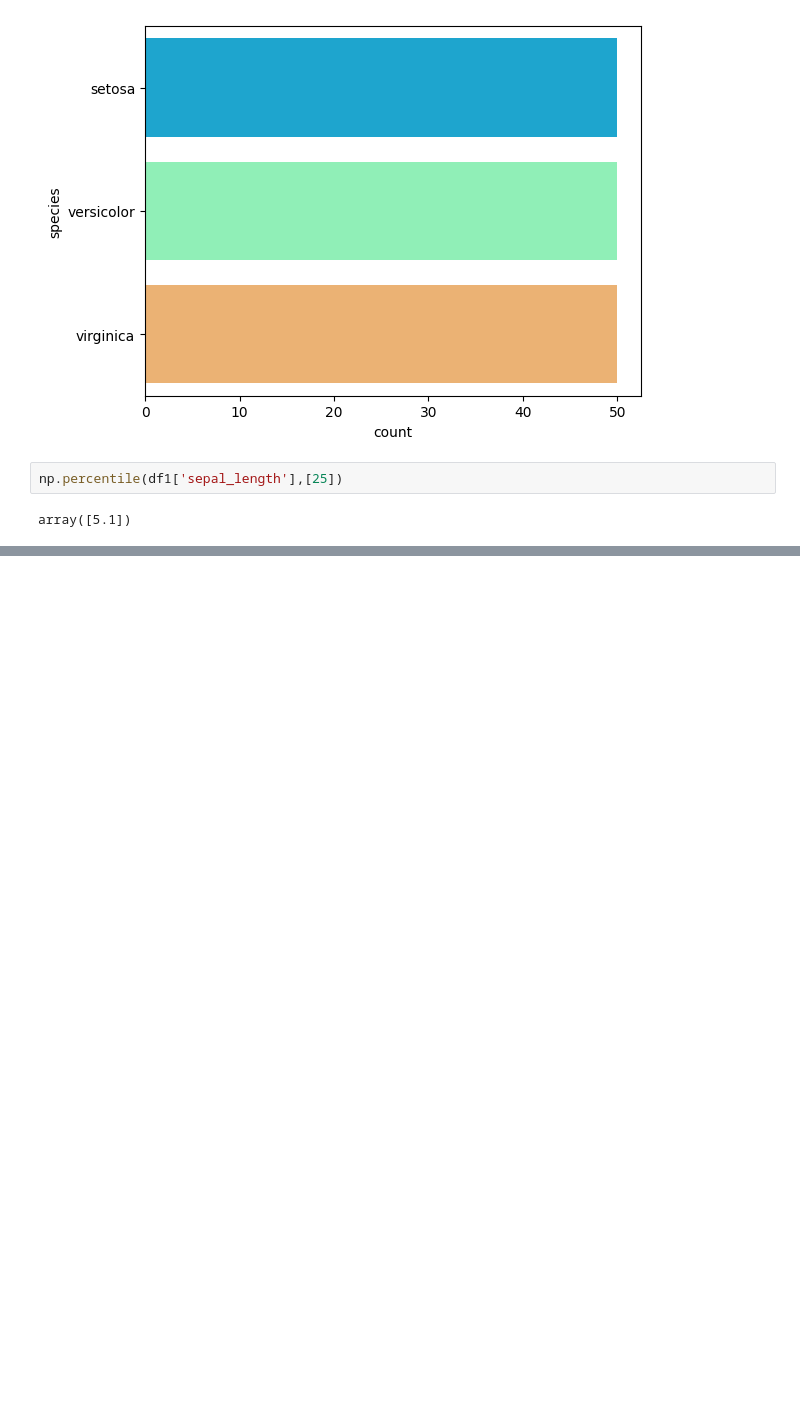
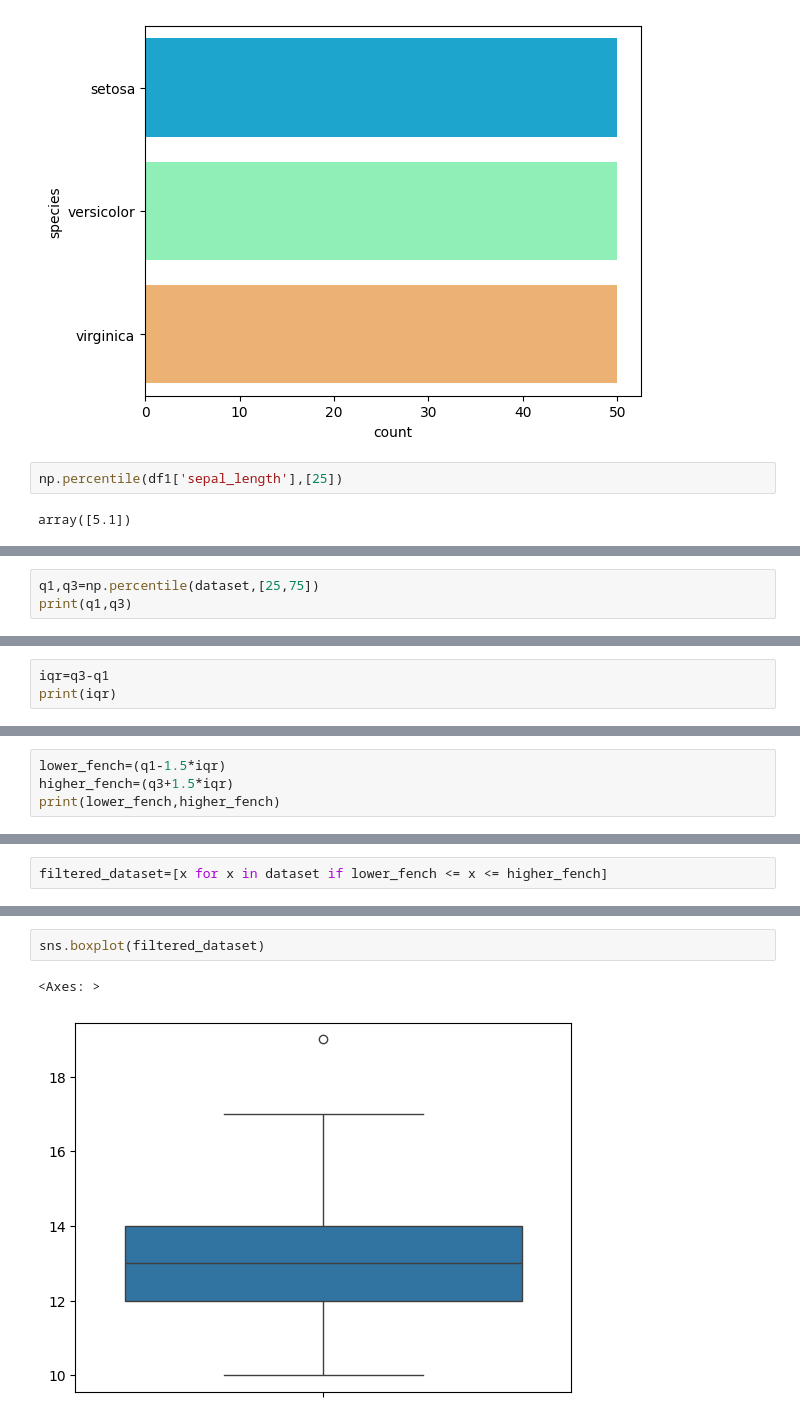
Before and after one commit to SUDHAN1022/Python-for-data-science, a Jupyter notebook: stats_practice.ipynb, the cells around one changed output, grey strips where cells are left out. Saved outputs shown, nothing was run; the diff lists cells and outputs as text; blank space fills up the shorter version.

```diff
--- a/stats_practice.ipynb
+++ b/stats_practice.ipynb
@@ -82,0 +142,3 @@ array([5.1])
+# %%
+q1,q3=np.percentile(dataset,[25,75])
+print(q1,q3)
@@ -82,0 +147,3 @@ array([5.1])
+# %%
+iqr=q3-q1
+print(iqr)
@@ -82,0 +152,4 @@ array([5.1])
+# %%
+lower_fench=(q1-1.5*iqr)
+higher_fench=(q3+1.5*iqr)
+print(lower_fench,higher_fench)
@@ -82,0 +158,2 @@ array([5.1])
+# %%
+filtered_dataset=[x for x in dataset if lower_fench <= x <= higher_fench]
@@ -82,0 +192,5 @@ array([5.1])
+# %%
+sns.boxplot(filtered_dataset)
+# %% [output]
+<Axes: >
+[figure, added]
```
Also changed, not shown: parts of 14 cells of this notebook.
